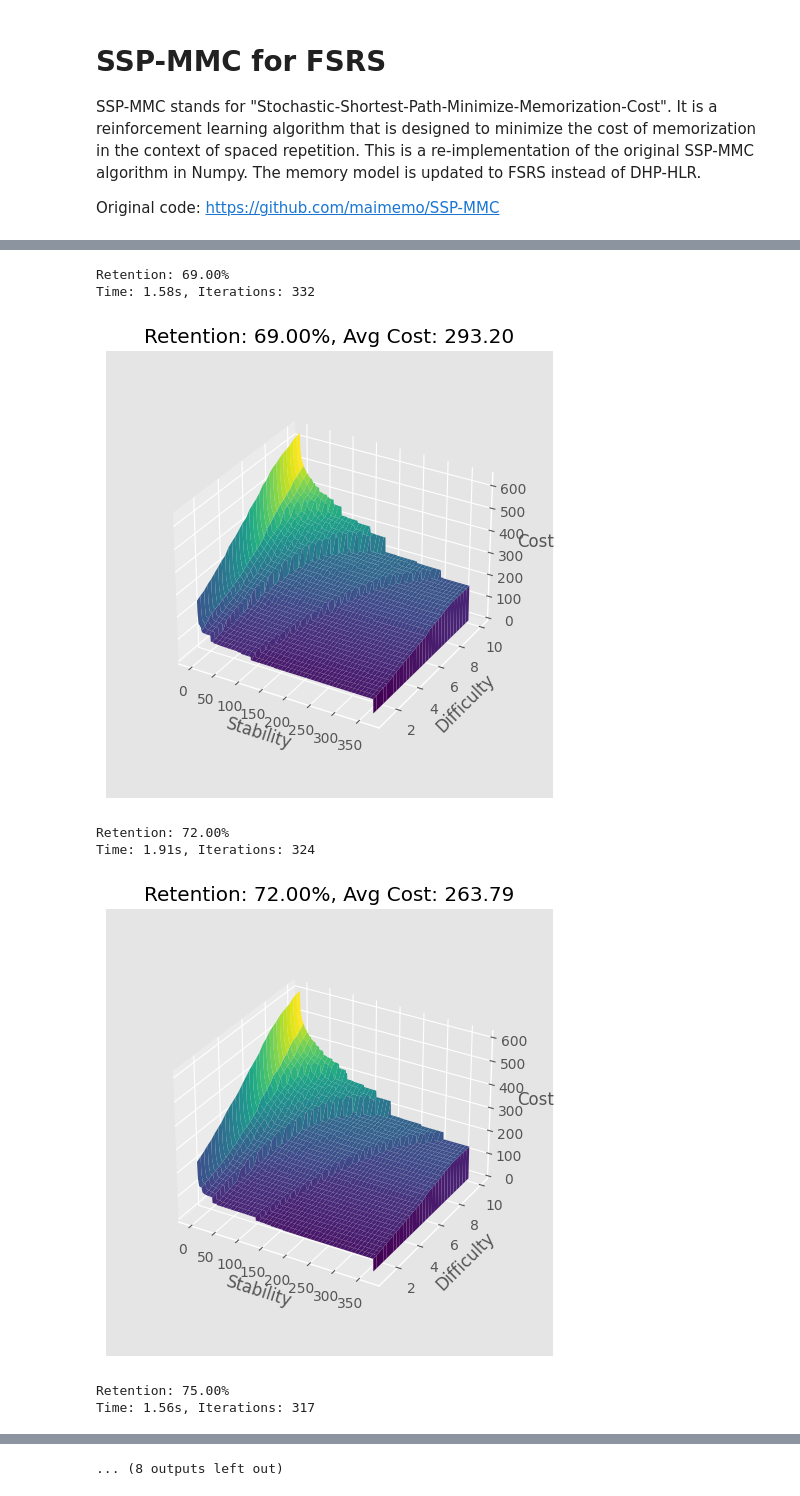
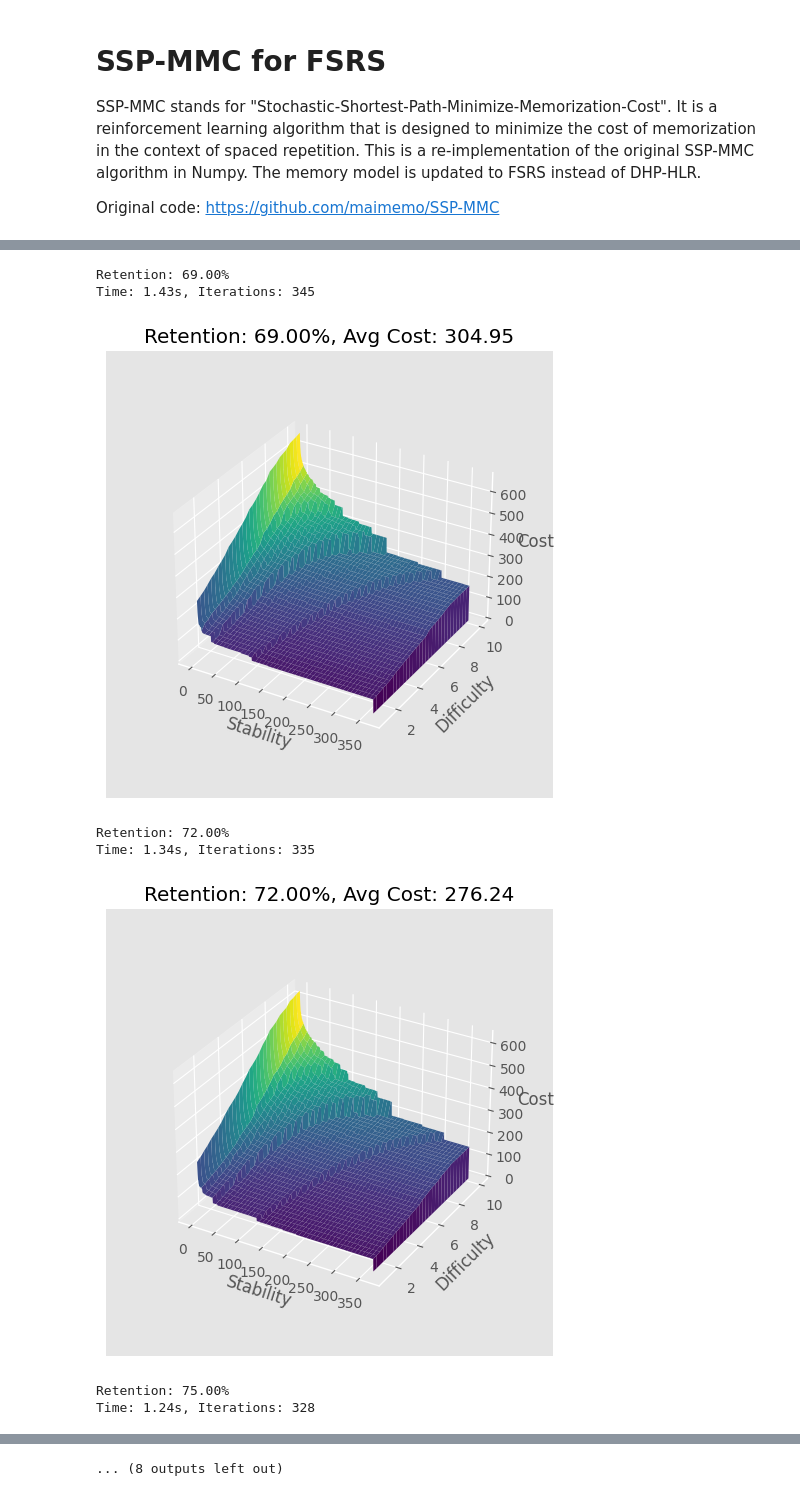
Before and after one commit to open-spaced-repetition/SSP-MMC-FSRS, a Jupyter notebook: notebook.ipynb, the cells around one changed output, grey strips where cells are left out. Cells and saved outputs as stored; diff of their text form; code cells hidden in the pictures.

```diff
--- a/notebook.ipynb
+++ b/notebook.ipynb
@@ -53,10 +53,10 @@ action_matrix = np.zeros((d_size, s_size))
 
 w = [
     0.5701, 1.4436, 4.1386, 10.9355,
-    5.1377, 1.225, 0.8735, 0.0375,
-    1.647, 0.1361, 1.0293,
-    2.1111, 0.0864, 0.323, 1.4188,
-    0.219, 2.8467
+    5.1443, 1.2006, 0.8627, 0.0362,
+    1.629, 0.1342, 1.0166,
+    2.1174, 0.0839, 0.3204, 1.4676,
+    0.219, 2.8237
 ]
 
 
@@ -119,8 +119,7 @@ s_state = np.linspace(s_min, s_max, s_size)
 d_state = np.linspace(d_min, d_max, d_size)
 r_state = np.linspace(r_min, r_max, r_size)
 
-s_state_mesh, d_state_mesh, r_state_mesh = np.meshgrid(
-    s_state, d_state, r_state)
+s_state_mesh, d_state_mesh, r_state_mesh = np.meshgrid(s_state, d_state, r_state)
 
 ivl_mesh = next_interval(s_state_mesh, r_state_mesh)
 r_state_mesh = power_forgetting_curve(ivl_mesh, s_state_mesh)
@@ -173,8 +172,7 @@ while i < n_iter and diff > 1e-4 * s_size * d_size:
     diff = cost_matrix.sum() - optimal_cost.sum()
     cost_matrix = optimal_cost
     if i % 10 == 0:
-        print(
-            f"iteration {i:>5}, diff {diff:.2f}, time {time.time() - start:.2f}s")
+        print(f"iteration {i:>5}, diff {diff:.2f}, time {time.time() - start:.2f}s")
     i += 1
 
 end = time.time()
@@ -251,7 +248,8 @@ for r in r_range:
         )
         next_difficulty_after_again = next_difficulty(d_state_mesh, 1)
         next_cost_after_again = (
-            i2c(next_stability_after_again, next_difficulty_after_again) + again_cost
+            i2c(next_stability_after_again,
+                next_difficulty_after_again) + again_cost
         )
 
         next_stability_after_hard = stability_after_success(
@@ -284,37 +282,37 @@ for r in r_range:
                 review_rating_prob[0] * next_cost_after_hard
                 + review_rating_prob[1] * next_cost_after_good
                 + review_rating_prob[2] * next_cost_after_easy
             )
             + (1 - r_state_mesh) * next_cost_after_again
         )
         # update cost matrix
         optimal_cost = np.minimum(cost_matrix, expected_cost)
         diff = cost_matrix.sum() - optimal_cost.sum()
         cost_matrix = optimal_cost
         i += 1
     end = time.time()
     print(f"Time: {end - start:.2f}s, Iterations: {i}")
     init_stability = np.array(w[0:4])
     init_difficulty = np.array([w[4] - (3 - g) * w[5] for g in range(1, 5)])
     init_cost = cost_matrix[d2i(init_difficulty), s2i(init_stability)]
     avg_cost = init_cost @ first_rating_prob
     costs.append(avg_cost)
     fig = plt.figure(figsize=(5, 5))
     ax = fig.add_subplot(111, projection="3d")
     ax.plot_surface(s_state_mesh, d_state_mesh, cost_matrix, cmap="viridis")
     ax.set_xlabel("Stability")
     ax.set_ylabel("Difficulty")
     ax.set_zlabel("Cost")
     ax.set_title(f"Retention: {r * 100:.2f}%, Avg Cost: {avg_cost:.2f}")
     ax.set_box_aspect(None, zoom=0.8)
     plt.tight_layout()
     plt.show()
 # %% [output]
 Retention: 69.00%
-Time: 1.58s, Iterations: 332
+Time: 1.43s, Iterations: 345
-[figure, old version]
+[figure, new version]
 Retention: 72.00%
-Time: 1.91s, Iterations: 324
+Time: 1.34s, Iterations: 335
-[figure, old version]
+[figure, new version]
 Retention: 75.00%
-Time: 1.56s, Iterations: 317
+Time: 1.24s, Iterations: 328
```
Also changed, not shown: parts of 4 cells of this notebook.
